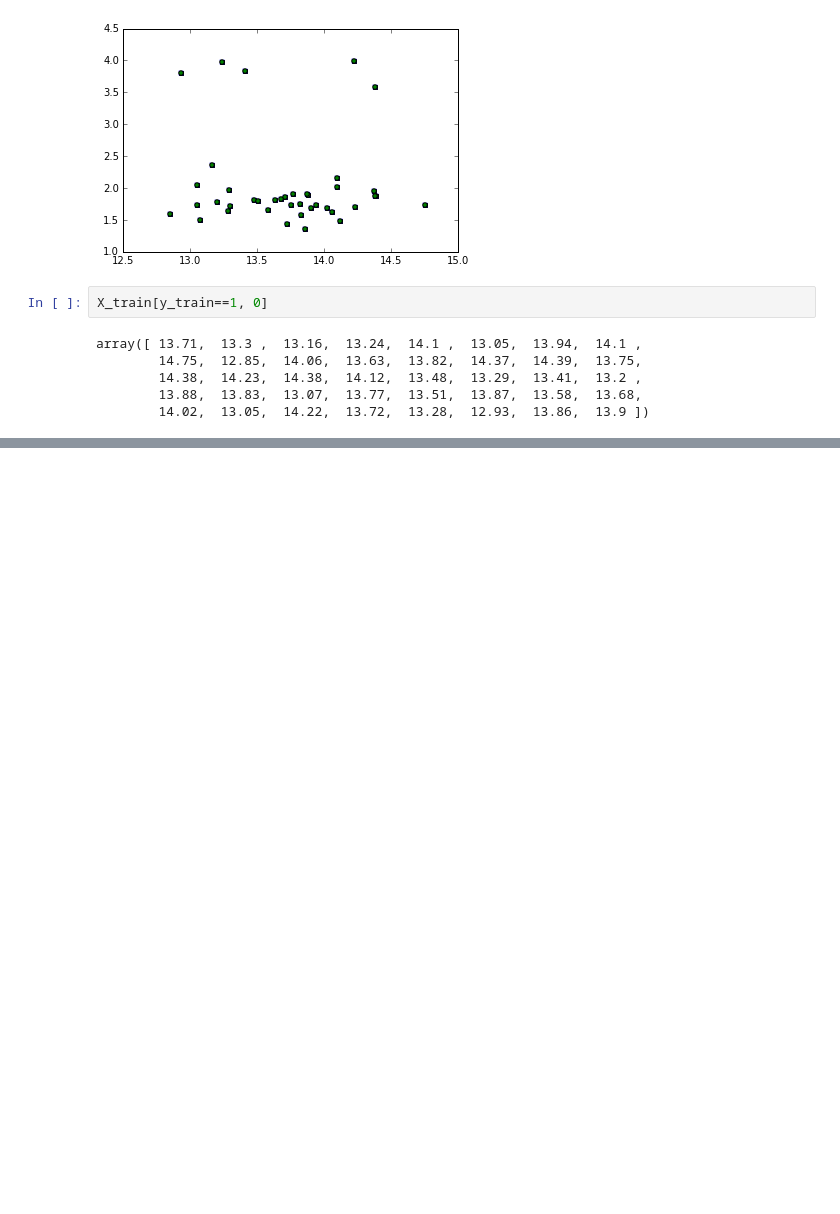
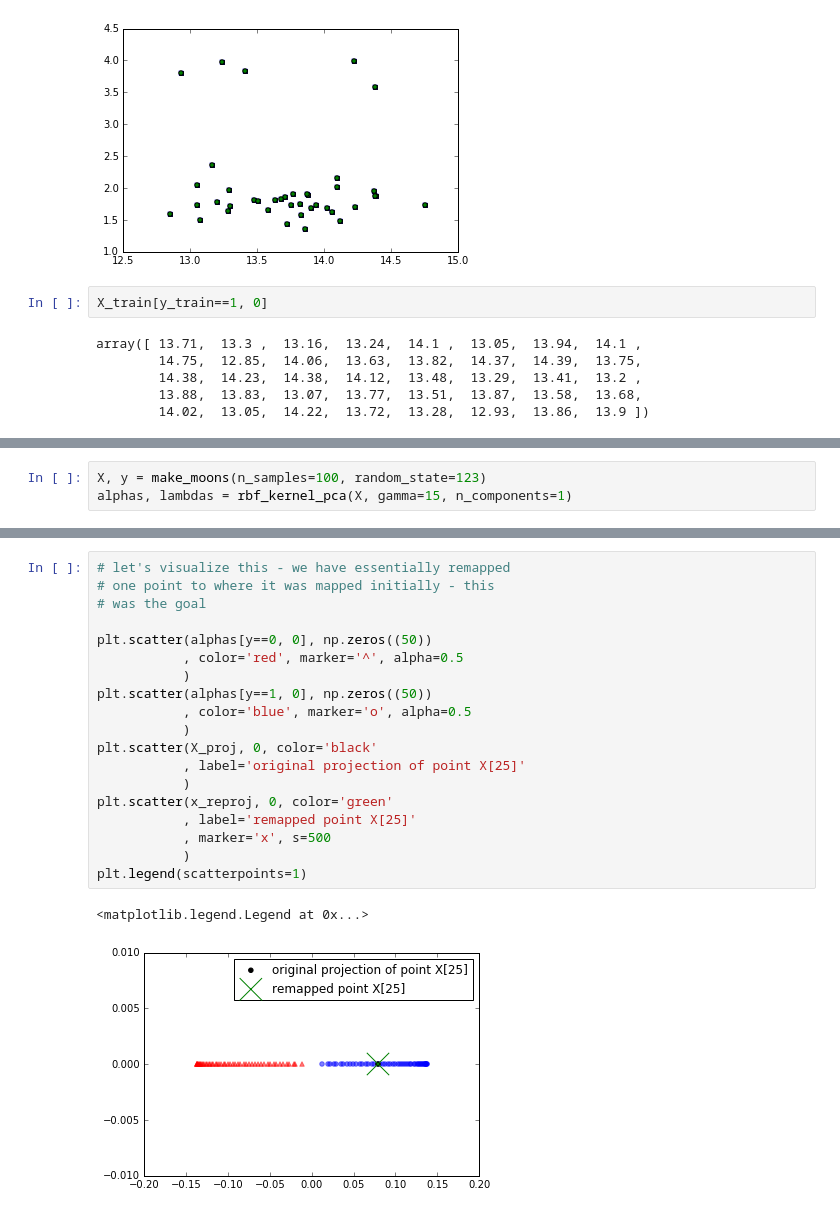
Before and after one commit to panders225/python_scripts, a Jupyter notebook: machine_learning/python_ml_ch05.ipynb, the cells around one changed output, grey strips where cells are left out. Cells and saved outputs as stored; diff of their text form; blank space fills up the shorter version.

```diff
--- a/machine_learning/python_ml_ch05.ipynb
+++ b/machine_learning/python_ml_ch05.ipynb
@@ -96,0 +273,3 @@ array([ 13.71,  13.3 ,  13.16,  13.24,  14.1 ,  13.05,  13.94,  14.1 ,
+# %%
+X, y = make_moons(n_samples=100, random_state=123)
+alphas, lambdas = rbf_kernel_pca(X, gamma=15, n_components=1)
@@ -96,0 +295,22 @@ array([ 13.71,  13.3 ,  13.16,  13.24,  14.1 ,  13.05,  13.94,  14.1 ,
+# %%
+# let's visualize this - we have essentially remapped
+# one point to where it was mapped initially - this
+# was the goal
+
+plt.scatter(alphas[y==0, 0], np.zeros((50))
+           , color='red', marker='^', alpha=0.5
+           )
+plt.scatter(alphas[y==1, 0], np.zeros((50))
+           , color='blue', marker='o', alpha=0.5
+           )
+plt.scatter(X_proj, 0, color='black'
+           , label='original projection of point X[25]'
+           )
+plt.scatter(x_reproj, 0, color='green'
+           , label='remapped point X[25]'
+           , marker='x', s=500
+           )
+plt.legend(scatterpoints=1)
+# %% [output]
+<matplotlib.legend.Legend at 0x...>
+[figure, added]
```
Also changed, not shown: parts of 7 cells of this notebook.
